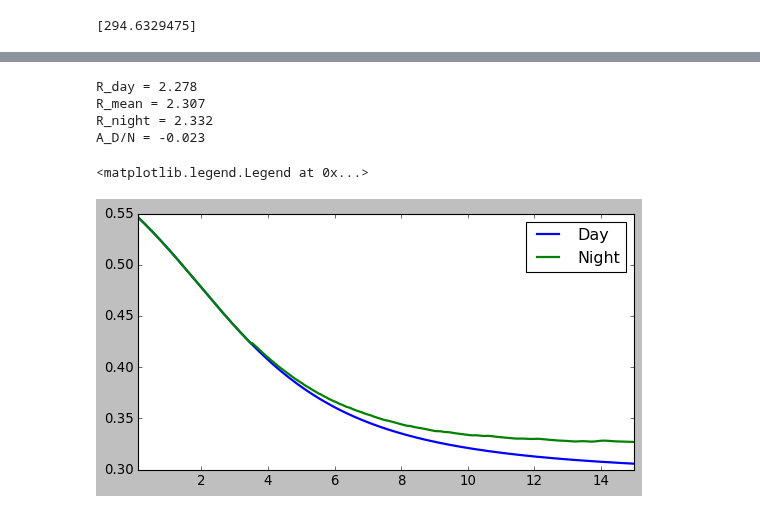
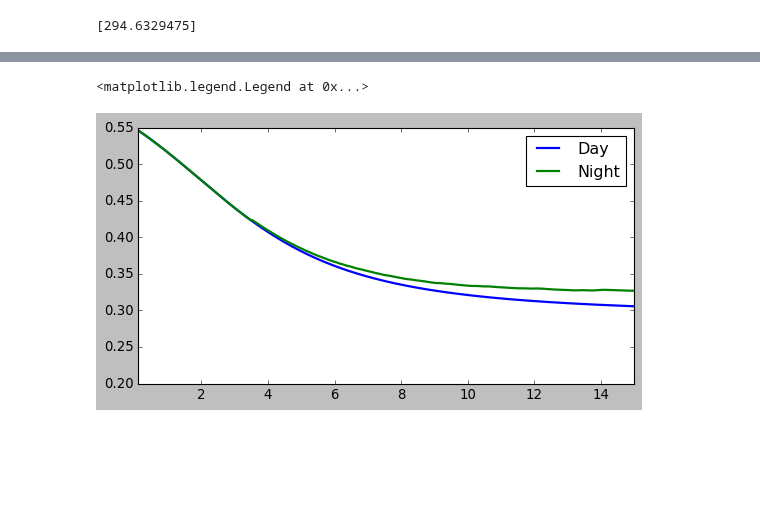
Before and after one commit to SaeedAnsarifard/NeuMod, a Jupyter notebook: Tutorial_DN.ipynb, the cells around one changed output, grey strips where cells are left out. Cells and saved outputs as stored; diff of their text form; code cells hidden in the pictures; blank space fills up the shorter version.

```diff
--- a/Tutorial_DN.ipynb
+++ b/Tutorial_DN.ipynb
@@ -70,42 +25,35 @@ plt.legend(['R_daily', 'R_day', 'R_night'])
-# %%
-R_day_daily = R_periods[0]
-R_night_daily = R_periods[1]
-day_exposure = periods_exposure[0]
-night_exposure = periods_exposure[1]
-
-time_bins = np.array([1])
-prediction = [R_day_daily, R_daily, R_night_daily]
-T_k = [day_exposure, daily_exposure, night_exposure]
-
-bin_prediction = np.zeros((len(prediction), len(time_bins), num_states))
-for i in range(len(time_bins)):
-    cond = frame_total.time_day[:,0] == time_bins[i]
-    for k in range (num_states):
-        for j in range (len(prediction)):
-            bin_prediction[j,i,k] = (1/np.sum(T_k[j][cond])) * np.sum(5.25 * T_k[j][cond] * prediction[j][cond,k])
-
-        a_symmetry = 2 * (bin_prediction[0,i,k] - bin_prediction[2,i,k]) / (bin_prediction[0,i,k] + bin_prediction[2,i,k])
-        print(f'R_day = {bin_prediction[0,i,k]:.3f}')
-        print(f'R_mean = {bin_prediction[1,i,k]:.3f}')
-        print(f'R_night = {bin_prediction[2,i,k]:.3f}')
-        print(f'A_D/N = {a_symmetry:.3f}')
-# %% [output]
-R_day = 2.278
-R_mean = 2.307
-R_night = 2.332
-A_D/N = -0.023
+# %%
+""" predicted fraction of total signal in comparsion to expected unoscillation total signal """
+fw_total = FrameWork(threshold=3.5, bin_max=13, lat=36, efficiency_correction=True, resolution_correction=False)
+total_days = fw_total.time_day
+experiment_lat = fw_total.lat
+
+
+param ={'SinT12'    : 0.308,
+        'mu1'       : 0.,
+        'mu2'       : 0.0,
+        'mu3'       : 0.  ,
+        'mdm'       : 4.98 * 2e-4,
+        'alpha'     : 0.  , #0-pi
+        'eps'       : 0.  , #0-1
+        'alpha_eps' : 0.  , #0-pi
+        'M12'       : 6.9e-5 }
+
+
+msw_raw_result = fw_total.__getitem__(param)
 # %%
 plt.figure(figsize=(8,4))
-plt.ylim(0.3,0.55)
+plt.ylim(0.2,0.55)
 plt.xlim(1e-1,15)
 #plt.xscale('log')
 
+periods = fw_total.time_periods
 
 for period in periods:
-    plt.plot(frame_total.energy_nu, np.mean(frame_total.pee[period],axis=0), lw =2)
+    plt.plot(fw_total.energy_nu, np.mean(fw_total.pee[period],axis=0), lw =2)
 
 plt.legend(['Day', 'Night'])
 # %% [output]
 <matplotlib.legend.Legend at 0x...>
-[figure, old version]
+[figure, new version]
 # %%
```
Also changed, not shown: parts of 11 cells of this notebook, 29 other files.
